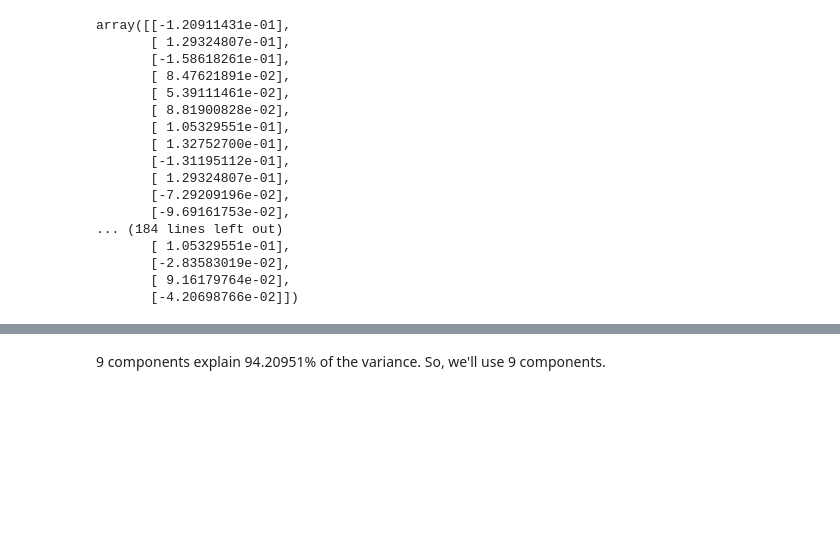
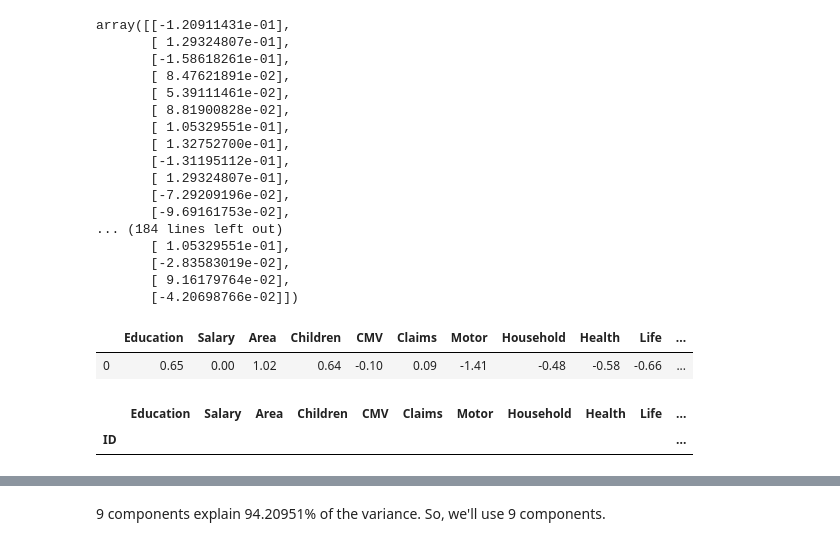
Before and after one commit to pedromlsreis/paranormal_distributions, a Jupyter notebook: explore_nb.ipynb, the cells around one changed output, grey strips where cells are left out. Saved outputs shown, nothing was run; the diff lists cells and outputs as text; code cells hidden in the pictures; blank space fills up the shorter version.

```diff
--- a/explore_nb.ipynb
+++ b/explore_nb.ipynb
@@ -203,6 +203,16 @@ array([[-1.20911431e-01],
        [-2.83583019e-02],
        [ 9.16179764e-02],
        [-4.20698766e-02]])
+# %%
+df.mode()
+# %% [output]
+|  | Education | Salary | Area | Children | CMV | Claims | Motor | Household | Health | Life | ... |
+| 0 | 0.65 | 0.00 | 1.02 | 0.64 | -0.10 | 0.09 | -1.41 | -0.48 | -0.58 | -0.66 | ... |
+# %%
+df[df.isna().any(axis=1)]
+# %% [output]
+|  | Education | Salary | Area | Children | CMV | Claims | Motor | Household | Health | Life | ... |
+| ID |  |  |  |  |  |  |  |  |  |  | ... |
 # %%
 from sklearn.decomposition import PCA
 
```
Also changed, not shown: parts of 23 cells of this notebook, 1 other file.
